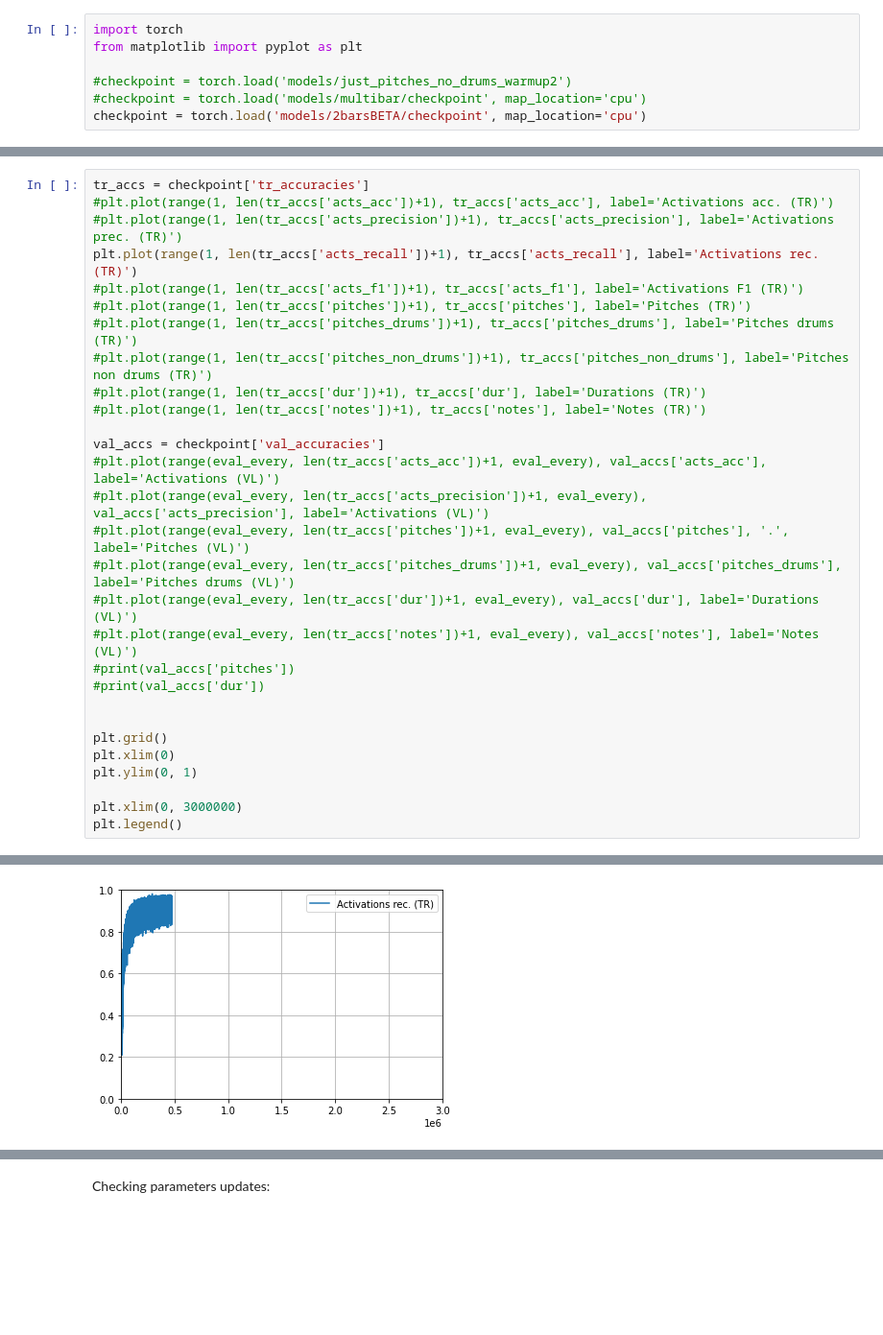
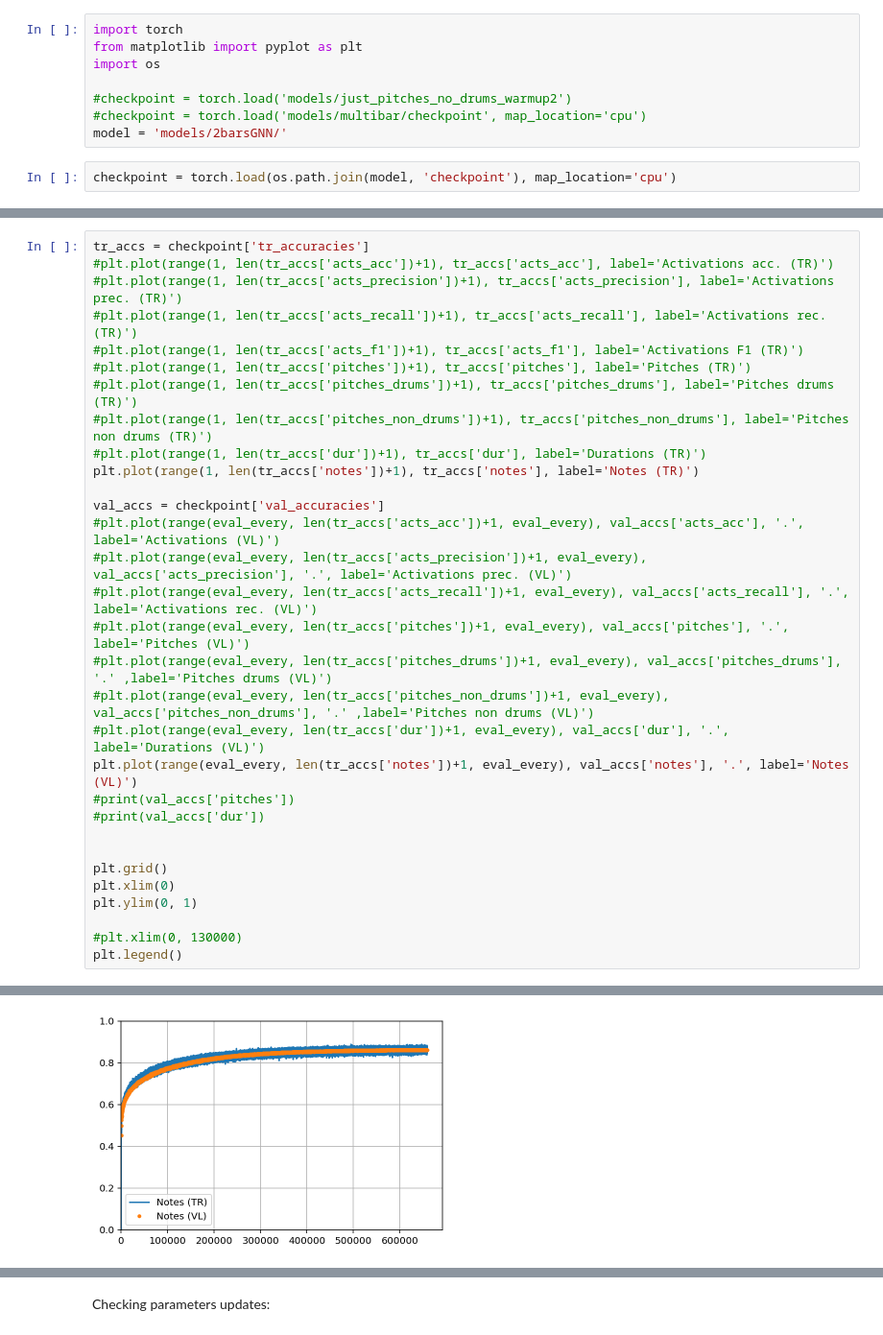
Before and after one commit to EmanueleCosenza/polyphemus, a Jupyter notebook: plot.ipynb, the cells around one changed output, grey strips where cells are left out. Shown at 96% size. Drawn from its saved outputs; the diff is of its cells as text; blank space fills up the shorter version.

```diff
--- a/plot.ipynb
+++ b/plot.ipynb
@@ -1,10 +23,13 @@
 # %%
 import torch
 from matplotlib import pyplot as plt
+import os
 
 #checkpoint = torch.load('models/just_pitches_no_drums_warmup2')
 #checkpoint = torch.load('models/multibar/checkpoint', map_location='cpu')
-checkpoint = torch.load('models/2barsBETA/checkpoint', map_location='cpu')
+model = 'models/2barsGNN/'
+# %%
+checkpoint = torch.load(os.path.join(model, 'checkpoint'), map_location='cpu')
 # %%
 tr_losses = checkpoint['tr_losses']
 print(checkpoint['tot_batches'])
@@ -43,32 +69,34 @@ plt.legend()
 # %%
 tr_accs = checkpoint['tr_accuracies']
 #plt.plot(range(1, len(tr_accs['acts_acc'])+1), tr_accs['acts_acc'], label='Activations acc. (TR)')
 #plt.plot(range(1, len(tr_accs['acts_precision'])+1), tr_accs['acts_precision'], label='Activations prec. (TR)')
-plt.plot(range(1, len(tr_accs['acts_recall'])+1), tr_accs['acts_recall'], label='Activations rec. (TR)')
+#plt.plot(range(1, len(tr_accs['acts_recall'])+1), tr_accs['acts_recall'], label='Activations rec. (TR)')
 #plt.plot(range(1, len(tr_accs['acts_f1'])+1), tr_accs['acts_f1'], label='Activations F1 (TR)')
 #plt.plot(range(1, len(tr_accs['pitches'])+1), tr_accs['pitches'], label='Pitches (TR)')
 #plt.plot(range(1, len(tr_accs['pitches_drums'])+1), tr_accs['pitches_drums'], label='Pitches drums (TR)')
 #plt.plot(range(1, len(tr_accs['pitches_non_drums'])+1), tr_accs['pitches_non_drums'], label='Pitches non drums (TR)')
 #plt.plot(range(1, len(tr_accs['dur'])+1), tr_accs['dur'], label='Durations (TR)')
-#plt.plot(range(1, len(tr_accs['notes'])+1), tr_accs['notes'], label='Notes (TR)')
+plt.plot(range(1, len(tr_accs['notes'])+1), tr_accs['notes'], label='Notes (TR)')
 
 val_accs = checkpoint['val_accuracies']
-#plt.plot(range(eval_every, len(tr_accs['acts_acc'])+1, eval_every), val_accs['acts_acc'], label='Activations (VL)')
-#plt.plot(range(eval_every, len(tr_accs['acts_precision'])+1, eval_every), val_accs['acts_precision'], label='Activations (VL)')
+#plt.plot(range(eval_every, len(tr_accs['acts_acc'])+1, eval_every), val_accs['acts_acc'], '.', label='Activations (VL)')
+#plt.plot(range(eval_every, len(tr_accs['acts_precision'])+1, eval_every), val_accs['acts_precision'], '.', label='Activations prec. (VL)')
+#plt.plot(range(eval_every, len(tr_accs['acts_recall'])+1, eval_every), val_accs['acts_recall'], '.', label='Activations rec. (VL)')
 #plt.plot(range(eval_every, len(tr_accs['pitches'])+1, eval_every), val_accs['pitches'], '.', label='Pitches (VL)')
-#plt.plot(range(eval_every, len(tr_accs['pitches_drums'])+1, eval_every), val_accs['pitches_drums'], label='Pitches drums (VL)')
-#plt.plot(range(eval_every, len(tr_accs['dur'])+1, eval_every), val_accs['dur'], label='Durations (VL)')
-#plt.plot(range(eval_every, len(tr_accs['notes'])+1, eval_every), val_accs['notes'], label='Notes (VL)')
+#plt.plot(range(eval_every, len(tr_accs['pitches_drums'])+1, eval_every), val_accs['pitches_drums'], '.' ,label='Pitches drums (VL)')
+#plt.plot(range(eval_every, len(tr_accs['pitches_non_drums'])+1, eval_every), val_accs['pitches_non_drums'], '.' ,label='Pitches non drums (VL)')
+#plt.plot(range(eval_every, len(tr_accs['dur'])+1, eval_every), val_accs['dur'], '.', label='Durations (VL)')
+plt.plot(range(eval_every, len(tr_accs['notes'])+1, eval_every), val_accs['notes'], '.', label='Notes (VL)')
 #print(val_accs['pitches'])
 #print(val_accs['dur'])
 
 
 plt.grid()
 plt.xlim(0)
 plt.ylim(0, 1)
 
-plt.xlim(0, 3000000)
+#plt.xlim(0, 130000)
 plt.legend()
 # %% [output]
 <matplotlib.legend.Legend at 0x...>
-[figure, old version]
+[figure, new version]
```
Also changed, not shown: parts of 31 cells of this notebook, 5 other files.
